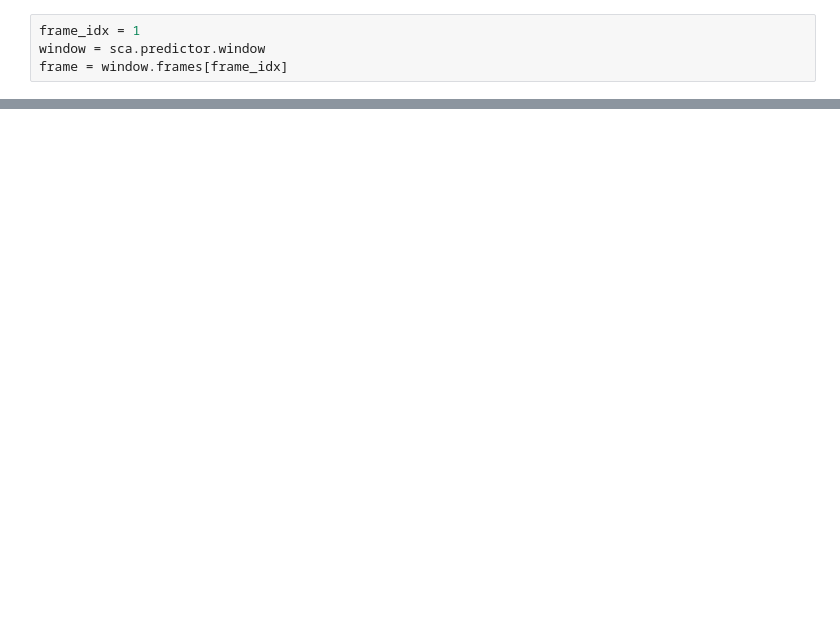
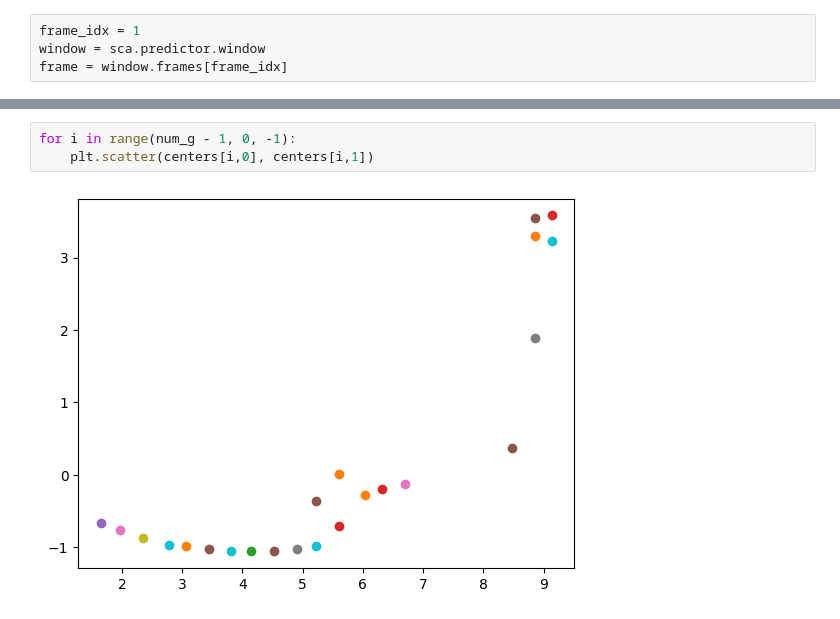
Before and after one commit to LindenAdamson/SegmentingCollisionAvoidance, a Jupyter notebook: scripts/depth_segmentation_rewrite_test.ipynb, the cells around one changed output, grey strips where cells are left out. Drawn from its saved outputs; the diff is of its cells as text; blank space fills up the shorter version.

```diff
--- a/scripts/depth_segmentation_rewrite_test.ipynb
+++ b/scripts/depth_segmentation_rewrite_test.ipynb
@@ -101,0 +133,5 @@ print(np.nanmax(sca.predictor.window.frames[frame_idx].depthImg[:,:]))
+# %%
+for i in range(num_g - 1, 0, -1):
+    plt.scatter(centers[i,0], centers[i,1])
+# %% [output]
+[figure, added]
```
Also changed, not shown: parts of 18 cells of this notebook, 4 other files.
